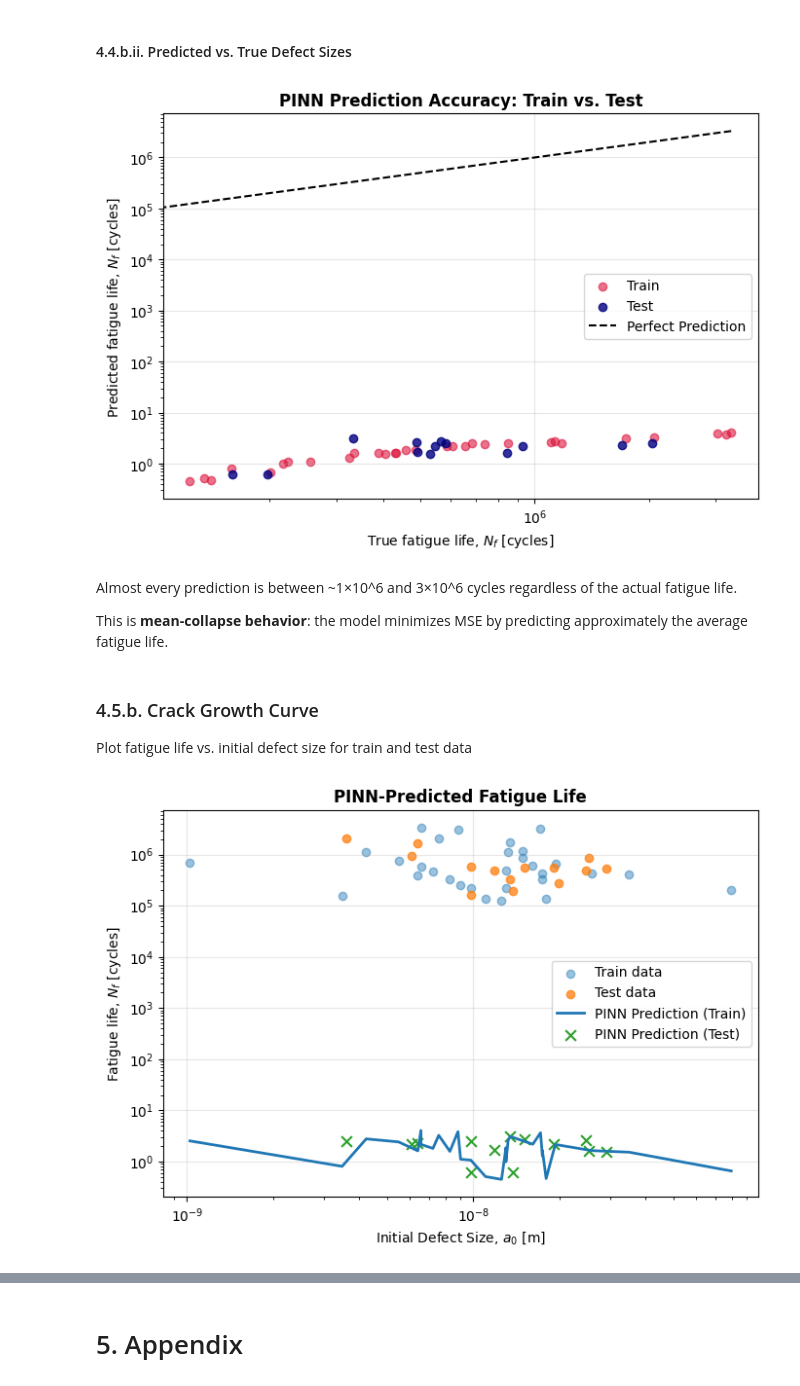
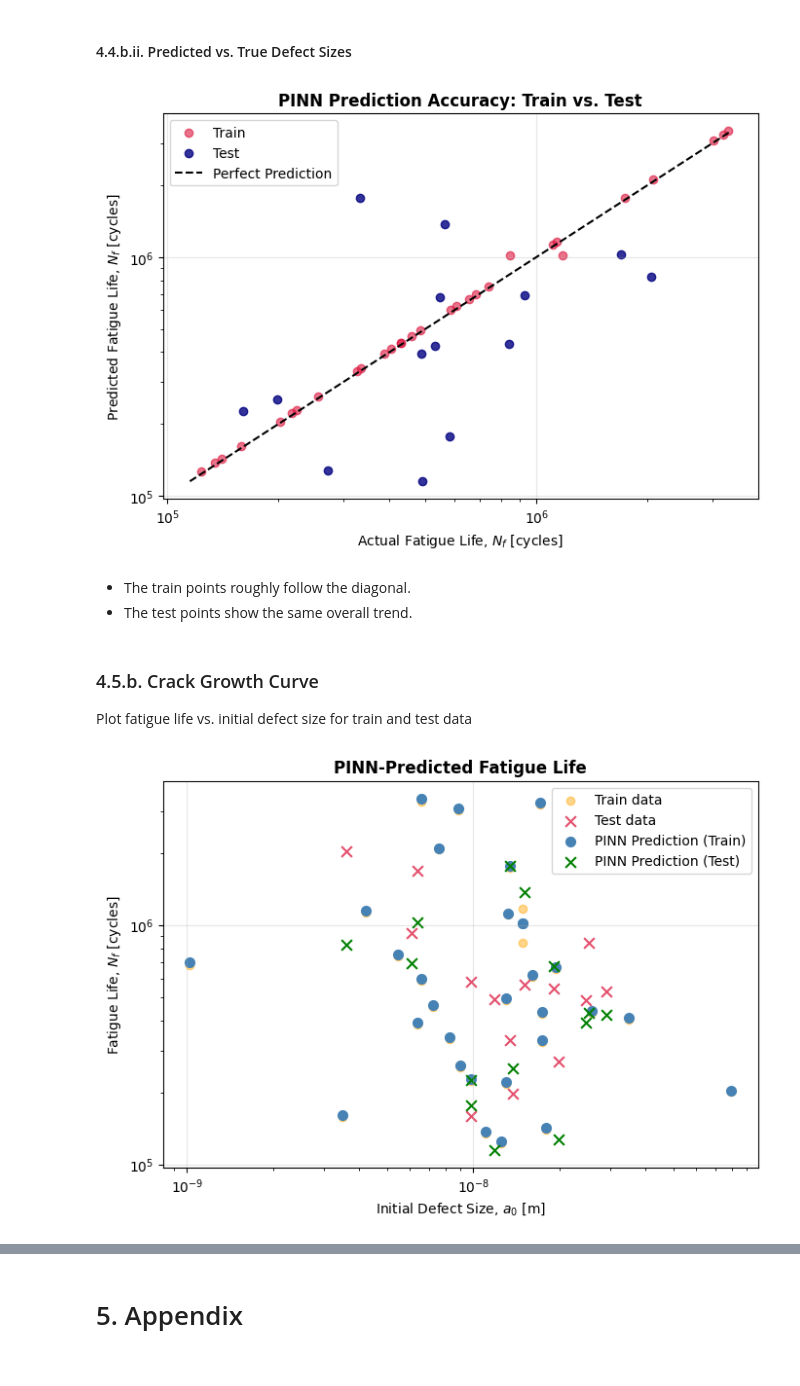
Before and after one commit to jessk816/pinn, a Jupyter notebook: models/pinn/pinn_zhou.ipynb, the cells around one changed output, grey strips where cells are left out. Cells and saved outputs as stored; diff of their text form; code cells hidden in the pictures.

Commit message:
pinn - zhou data - training and accuracy plots

```diff
--- a/models/pinn/pinn_zhou.ipynb
+++ b/models/pinn/pinn_zhou.ipynb
@@ -918,8 +918,16 @@ Epoch  4500 | Total: 4.7020e+01 | Data: 3.8795e+00 | Physics: 4.3140e+02 |
 model.eval()
 
 with torch.no_grad():
-    Nf_pred_train = model(X_train_scaled).numpy()
-    Nf_pred_test = model(X_test_scaled).numpy()
+    y_pred_train_scaled = model(X_train_scaled)
+    y_pred_test_scaled  = model(X_test_scaled)
+
+    # unscale back to log(Nf)
+    log_Nf_pred_train = y_pred_train_scaled * y_std + y_mean
+    log_Nf_pred_test  = y_pred_test_scaled  * y_std + y_mean
+
+    # convert log(Nf) back to physical cycles
+    Nf_pred_train = torch.exp(log_Nf_pred_train).numpy()
+    Nf_pred_test  = torch.exp(log_Nf_pred_test).numpy()
 
 a_np = a_tensor.numpy()
 Nf_train_np = Nf_train.numpy()
@@ -1014,8 +1034,8 @@ ax.set_xscale("log")
 ax.set_yscale("log")
 
 # axes labels, title
-ax.set_xlabel(r"True fatigue life, $N_f$ [cycles]")
-ax.set_ylabel(r"Predicted fatigue life, $N_f$ [cycles]")
+ax.set_xlabel(r"Actual Fatigue Life, $N_f$ [cycles]")
+ax.set_ylabel(r"Predicted Fatigue Life, $N_f$ [cycles]")
 ax.set_title("PINN Prediction Accuracy: Train vs. Test", fontweight="bold")
 
 # legend, grid
@@ -1027,11 +1047,10 @@ fig.tight_layout()
 fig.savefig("graphs_pinn/3_PINN_accuracy_train_vs_test.png", dpi=150)
 plt.show()
 # %% [output]
-[figure, old version]
+[figure, new version]
-# %% [markdown]
-Almost every prediction is between ~1×10^6 and 3×10^6 cycles regardless of the actual fatigue life.
-
-This is **mean-collapse behavior**: the model minimizes MSE by predicting approximately the average fatigue life.
+# %% [markdown]
+- The train points roughly follow the diagonal.
+- The test points show the same overall trend.
 # %% [markdown]
 ### 4.5.b. Crack Growth Curve
 Plot fatigue life vs. initial defect size for train and test data
@@ -1061,35 +1080,39 @@ Nf_pred_test_sorted = Nf_pred_test_np[test_sort_idx]
 fig, ax = plt.subplots(figsize=(7, 5))
 
 # true experimental data
 ax.scatter(a_train_sorted, Nf_train_sorted,
+           color="orange",
            alpha=0.45, label="Train data")
 
 ax.scatter(a_test_sorted, Nf_test_sorted,
+           color="crimson", marker="x", s=60,
            alpha=0.75, label="Test data")
 
 # model predictions
-ax.plot(a_train_sorted, Nf_pred_train_sorted,
-        linewidth=2, label="PINN Prediction (Train)")
+ax.scatter(a_train_sorted, Nf_pred_train_sorted,
+           color="steelblue",
+           linewidth=2, label="PINN Prediction (Train)")
 
 ax.scatter(a_test_sorted, Nf_pred_test_sorted,
-           marker="x", s=60, label="PINN Prediction (Test)")
+           color="green", marker="x",
+           s=60, label="PINN Prediction (Test)")
 
 # log-log scale
 ax.set_xscale("log")
 ax.set_yscale("log")
 
 # labels, title
 ax.set_xlabel(r"Initial Defect Size, $a_0$ [m]")
-ax.set_ylabel(r"Fatigue life, $N_f$ [cycles]")
+ax.set_ylabel(r"Fatigue Life, $N_f$ [cycles]")
 ax.set_title("PINN-Predicted Fatigue Life", fontweight="bold")
 
 # legend, grid
 ax.grid(alpha=0.3)
 ax.legend()
 
 # save and show
 fig.tight_layout()
 fig.savefig("graphs_pinn/3_PINN_life_vs_defect.png", dpi=150)
 plt.show()
 # %% [output]
-[figure, old version]
+[figure, new version]
```
Also changed, not shown: parts of 5 cells of this notebook, 3 other files.
